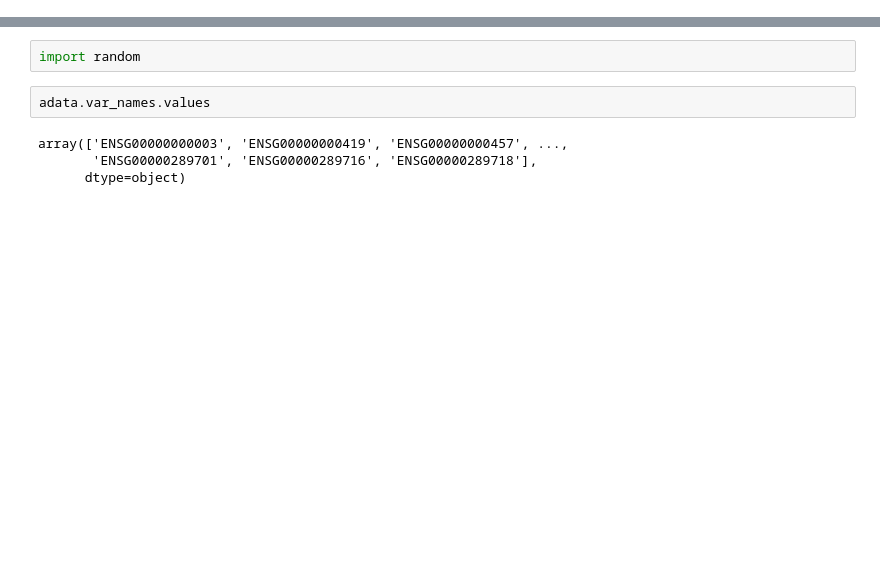
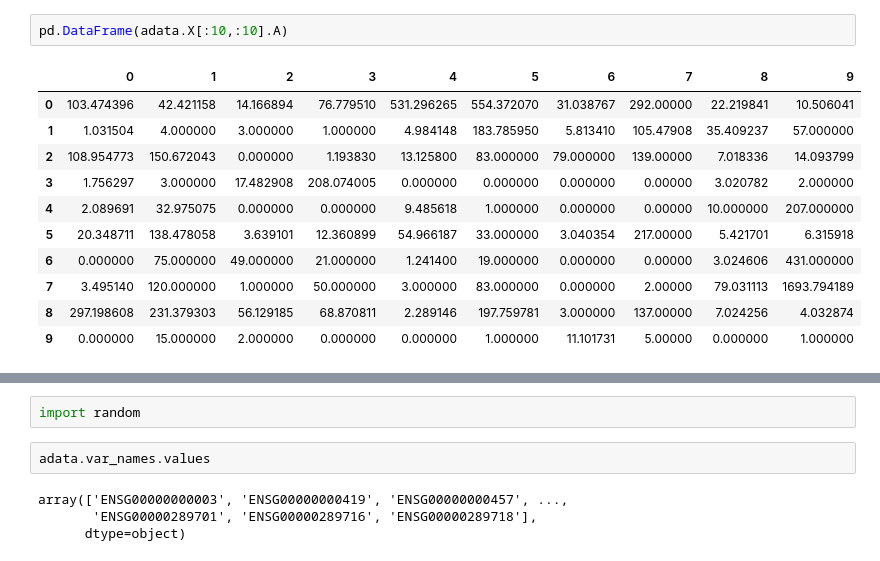
Before and after one commit to ClusterDuck123/ringity, a Jupyter notebook: notebooks/scRNAseq_example.ipynb, the cells around one changed output, grey strips where cells are left out. Saved outputs shown, nothing was run; the diff lists cells and outputs as text; blank space fills up the shorter version.

```diff
--- a/notebooks/scRNAseq_example.ipynb
+++ b/notebooks/scRNAseq_example.ipynb
@@ -10,0 +97,14 @@ rng.ring_score(adata[:,cc_genes].X)
+# %%
+pd.DataFrame(adata.X[:10,:10].A)
+# %% [output]
+|  | 0 | 1 | 2 | 3 | 4 | 5 | 6 | 7 | 8 | 9 |
+| 0 | 103.474396 | 42.421158 | 14.166894 | 76.779510 | 531.296265 | 554.372070 | 31.038767 | 292.00000 | 22.219841 | 10.506041 |
+| 1 | 1.031504 | 4.000000 | 3.000000 | 1.000000 | 4.984148 | 183.785950 | 5.813410 | 105.47908 | 35.409237 | 57.000000 |
+| 2 | 108.954773 | 150.672043 | 0.000000 | 1.193830 | 13.125800 | 83.000000 | 79.000000 | 139.00000 | 7.018336 | 14.093799 |
+| 3 | 1.756297 | 3.000000 | 17.482908 | 208.074005 | 0.000000 | 0.000000 | 0.000000 | 0.00000 | 3.020782 | 2.000000 |
+| 4 | 2.089691 | 32.975075 | 0.000000 | 0.000000 | 9.485618 | 1.000000 | 0.000000 | 0.00000 | 10.000000 | 207.000000 |
+| 5 | 20.348711 | 138.478058 | 3.639101 | 12.360899 | 54.966187 | 33.000000 | 3.040354 | 217.00000 | 5.421701 | 6.315918 |
+| 6 | 0.000000 | 75.000000 | 49.000000 | 21.000000 | 1.241400 | 19.000000 | 0.000000 | 0.00000 | 3.024606 | 431.000000 |
+| 7 | 3.495140 | 120.000000 | 1.000000 | 50.000000 | 3.000000 | 83.000000 | 0.000000 | 2.00000 | 79.031113 | 1693.794189 |
+| 8 | 297.198608 | 231.379303 | 56.129185 | 68.870811 | 2.289146 | 197.759781 | 3.000000 | 137.00000 | 7.024256 | 4.032874 |
+| 9 | 0.000000 | 15.000000 | 2.000000 | 0.000000 | 0.000000 | 1.000000 | 11.101731 | 5.00000 | 0.000000 | 1.000000 |
```
Also changed, not shown: parts of 17 cells of this notebook, 4 other files.
